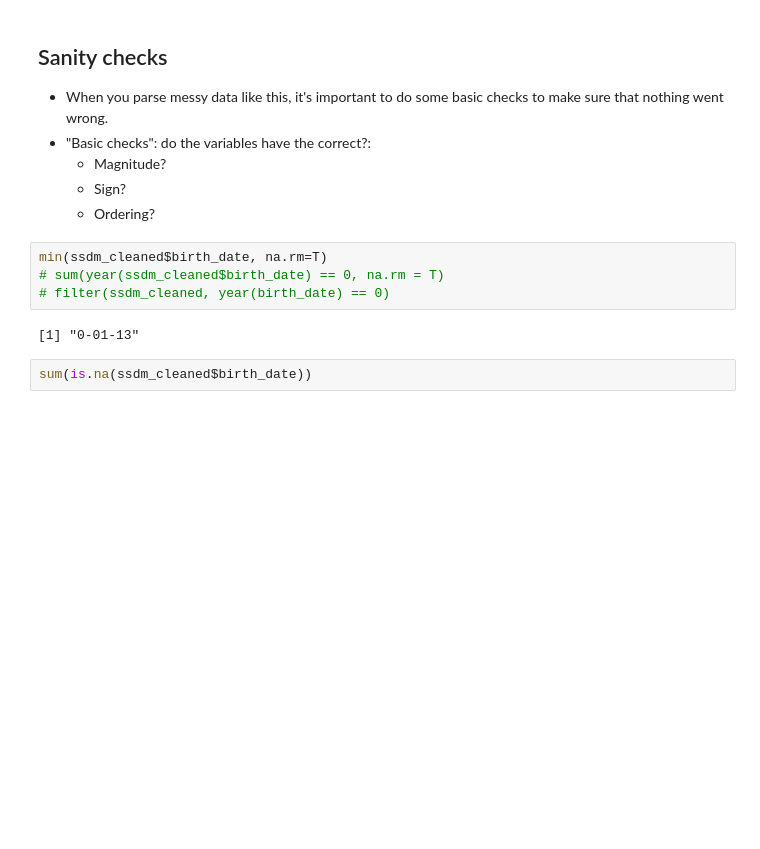
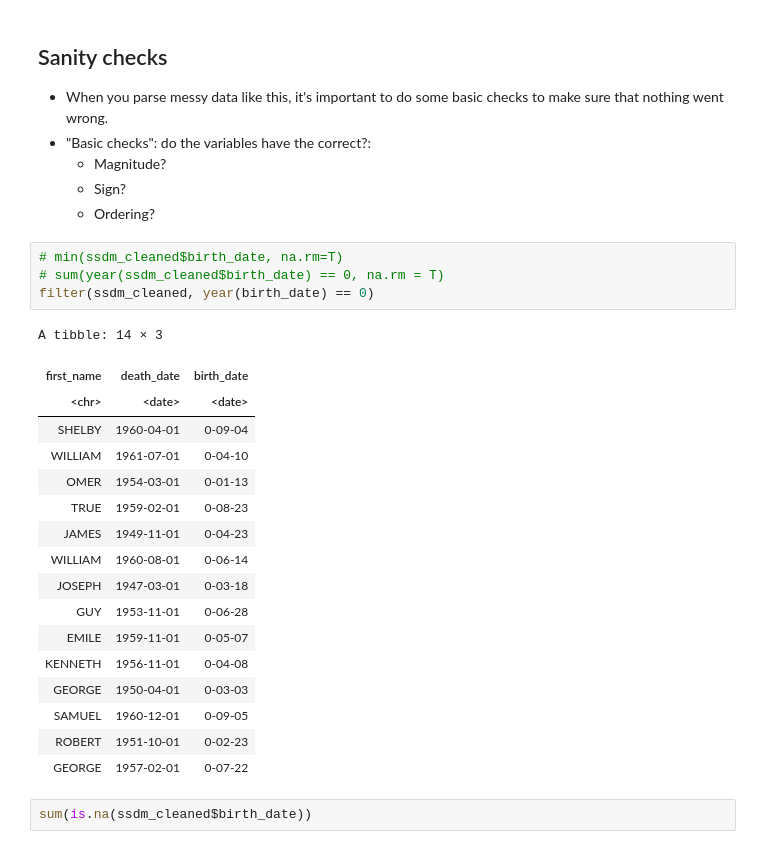
Before and after one commit to terhorst/stats504, a Jupyter notebook: lectures/week2/slides.ipynb, the cells around one changed output. Cells and saved outputs as stored; diff of their text form; blank space fills up the shorter version.

```diff
--- a/lectures/week2/slides.ipynb
+++ b/lectures/week2/slides.ipynb
@@ -367,11 +378,27 @@ Caused by warning:
   - Sign?
   - Ordering?
 # %%
-min(ssdm_cleaned$birth_date, na.rm=T)
+# min(ssdm_cleaned$birth_date, na.rm=T)
 # sum(year(ssdm_cleaned$birth_date) == 0, na.rm = T)
-# filter(ssdm_cleaned, year(birth_date) == 0)
+filter(ssdm_cleaned, year(birth_date) == 0)
 # %% [output]
-[1] "0-01-13"
+A tibble: 14 × 3
+| first_name | death_date | birth_date |
+| <chr> | <date> | <date> |
+| SHELBY | 1960-04-01 | 0-09-04 |
+| WILLIAM | 1961-07-01 | 0-04-10 |
+| OMER | 1954-03-01 | 0-01-13 |
+| TRUE | 1959-02-01 | 0-08-23 |
+| JAMES | 1949-11-01 | 0-04-23 |
+| WILLIAM | 1960-08-01 | 0-06-14 |
+| JOSEPH | 1947-03-01 | 0-03-18 |
+| GUY | 1953-11-01 | 0-06-28 |
+| EMILE | 1959-11-01 | 0-05-07 |
+| KENNETH | 1956-11-01 | 0-04-08 |
+| GEORGE | 1950-04-01 | 0-03-03 |
+| SAMUEL | 1960-12-01 | 0-09-05 |
+| ROBERT | 1951-10-01 | 0-02-23 |
+| GEORGE | 1957-02-01 | 0-07-22 |
 # %%
 sum(is.na(ssdm_cleaned$birth_date))
 # %% [output]
```
Also changed, not shown: parts of 19 cells of this notebook.
